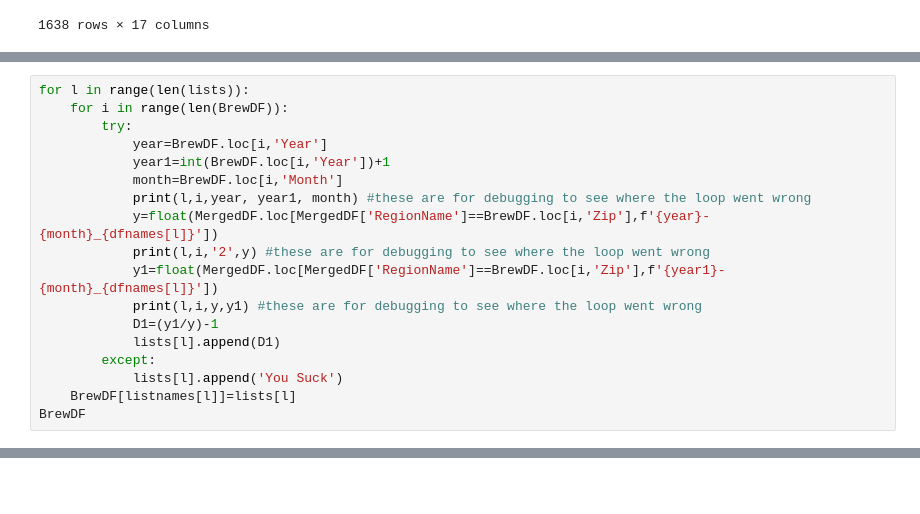
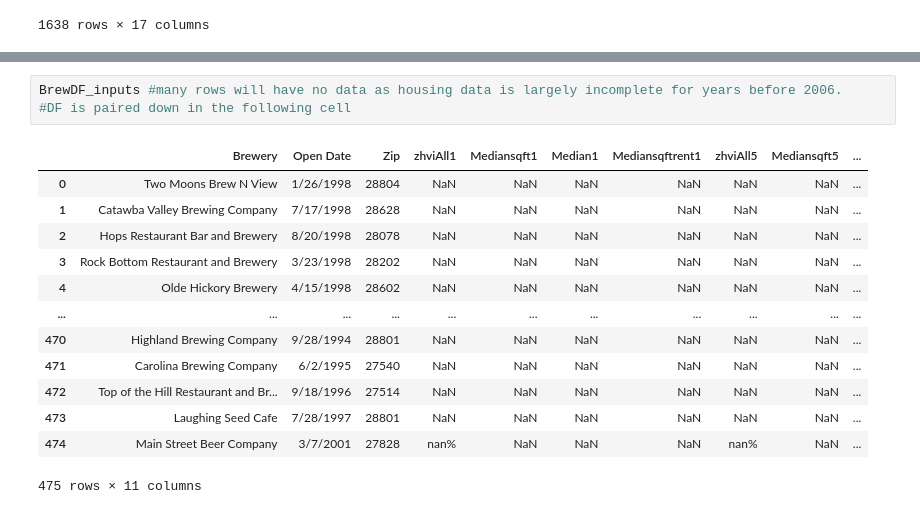
Before and after one commit to jmrafferty/Boot-Camp-Group-Project1, a Jupyter notebook: MASTER FILE.ipynb, the cells around one changed output, grey strips where cells are left out. Drawn from its saved outputs; the diff is of its cells as text; blank space fills up the shorter version.

```diff
--- a/MASTER FILE.ipynb
+++ b/MASTER FILE.ipynb
@@ -105,18 +41,0 @@ print(y)
-# %%
-for l in range(len(lists)):
-    for i in range(len(BrewDF)):
-        try:
-            year=BrewDF.loc[i,'Year']
-            year1=int(BrewDF.loc[i,'Year'])+1
-            month=BrewDF.loc[i,'Month']
-            print(l,i,year, year1, month) #these are for debugging to see where the loop went wrong
-            y=float(MergedDF.loc[MergedDF['RegionName']==BrewDF.loc[i,'Zip'],f'{year}-{month}_{dfnames[l]}'])
-            print(l,i,'2',y) #these are for debugging to see where the loop went wrong
-            y1=float(MergedDF.loc[MergedDF['RegionName']==BrewDF.loc[i,'Zip'],f'{year1}-{month}_{dfnames[l]}'])
-            print(l,i,y,y1) #these are for debugging to see where the loop went wrong
-            D1=(y1/y)-1
-            lists[l].append(D1)
-        except:
-            lists[l].append('You Suck')
-    BrewDF[listnames[l]]=lists[l]
-BrewDF
@@ -146,0 +196,17 @@ BrewDF
+# %%
+BrewDF_inputs #many rows will have no data as housing data is largely incomplete for years before 2006.
+#DF is paired down in the following cell
+# %% [output]
+|  | Brewery | Open Date | Zip | zhviAll1 | Mediansqft1 | Median1 | Mediansqftrent1 | zhviAll5 | Mediansqft5 | ... |
+| 0 | Two Moons Brew N View | 1/26/1998 | 28804 | NaN | NaN | NaN | NaN | NaN | NaN | ... |
+| 1 | Catawba Valley Brewing Company | 7/17/1998 | 28628 | NaN | NaN | NaN | NaN | NaN | NaN | ... |
+| 2 | Hops Restaurant Bar and Brewery | 8/20/1998 | 28078 | NaN | NaN | NaN | NaN | NaN | NaN | ... |
+| 3 | Rock Bottom Restaurant and Brewery | 3/23/1998 | 28202 | NaN | NaN | NaN | NaN | NaN | NaN | ... |
+| 4 | Olde Hickory Brewery | 4/15/1998 | 28602 | NaN | NaN | NaN | NaN | NaN | NaN | ... |
+| ... | ... | ... | ... | ... | ... | ... | ... | ... | ... | ... |
+| 470 | Highland Brewing Company | 9/28/1994 | 28801 | NaN | NaN | NaN | NaN | NaN | NaN | ... |
+| 471 | Carolina Brewing Company | 6/2/1995 | 27540 | NaN | NaN | NaN | NaN | NaN | NaN | ... |
+| 472 | Top of the Hill Restaurant and Br... | 9/18/1996 | 27514 | NaN | NaN | NaN | NaN | NaN | NaN | ... |
+| 473 | Laughing Seed Cafe | 7/28/1997 | 28801 | NaN | NaN | NaN | NaN | NaN | NaN | ... |
+| 474 | Main Street Beer Company | 3/7/2001 | 27828 | nan% | NaN | NaN | NaN | nan% | NaN | ... |
+475 rows × 11 columns
```
Also changed, not shown: parts of 11 cells of this notebook.
